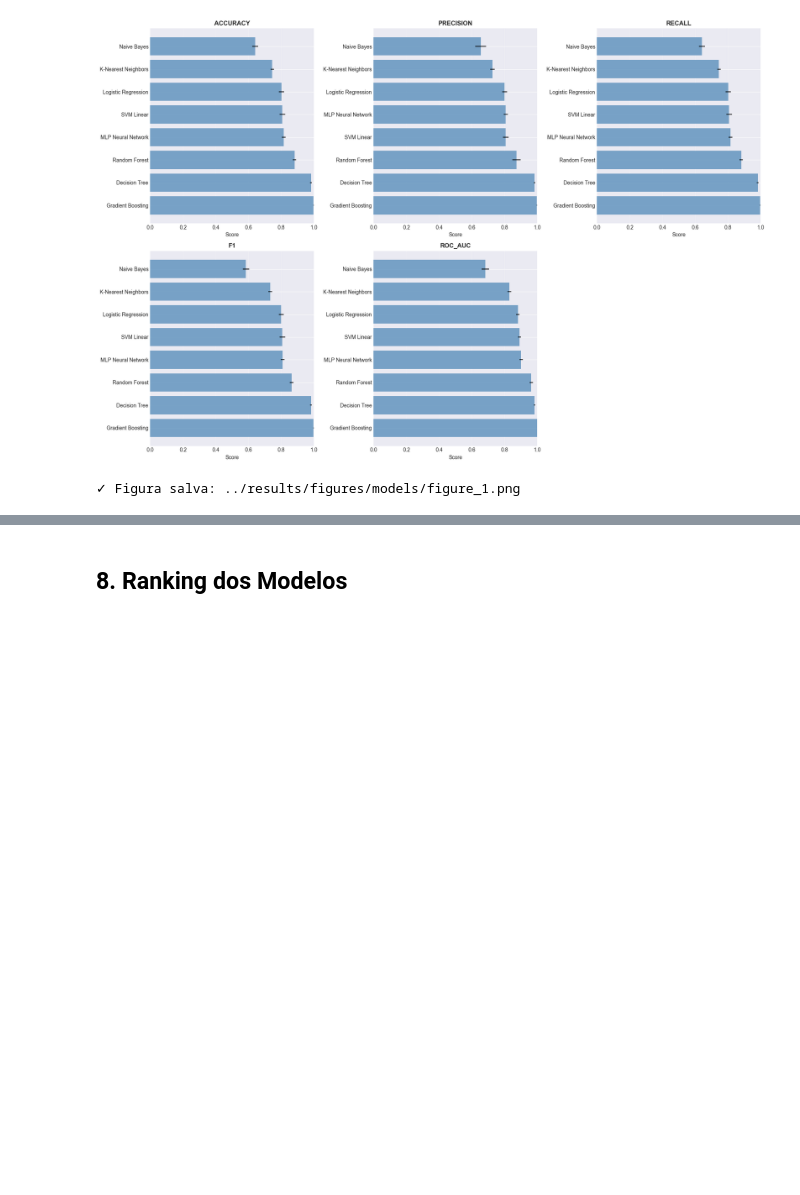
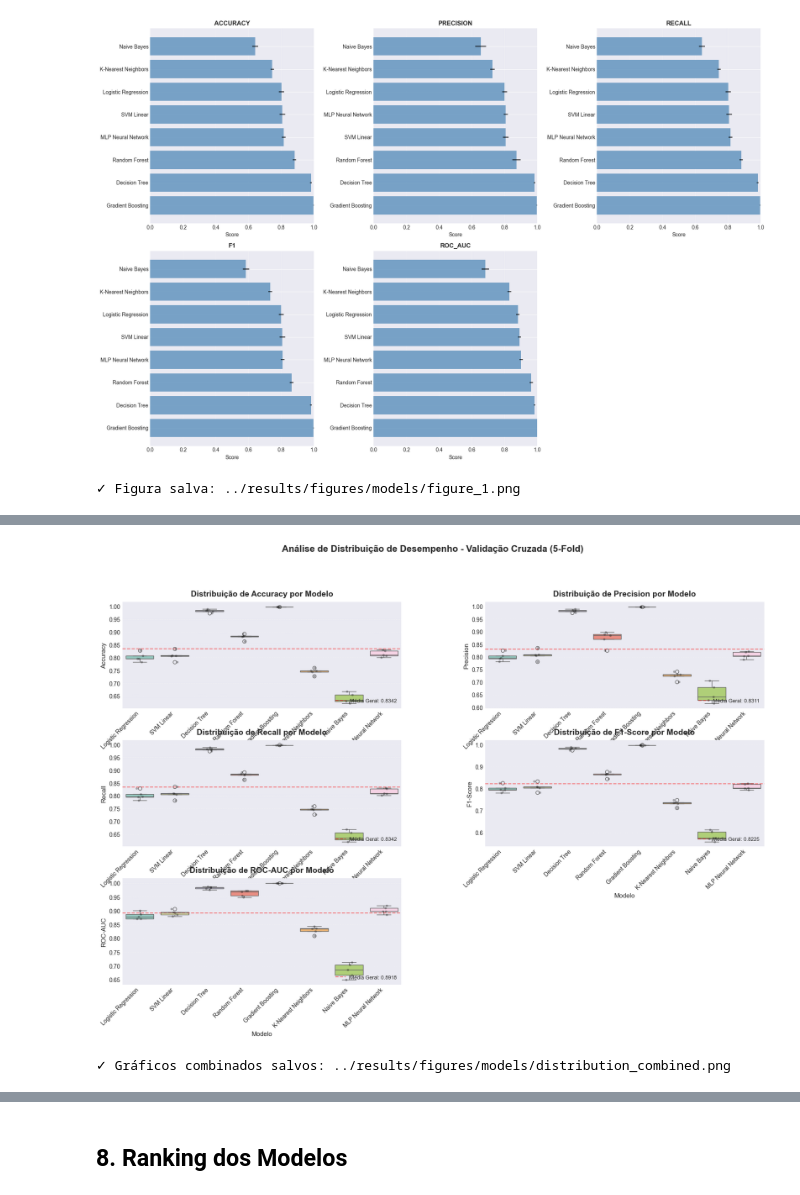
Before and after one commit to trevoen/Machine-Learning, a Jupyter notebook: notebooks/03_model_spotchecking.ipynb, the cells around one changed output, grey strips where cells are left out. Cells and saved outputs as stored; diff of their text form; code cells hidden in the pictures; blank space fills up the shorter version.

```diff
--- a/notebooks/03_model_spotchecking.ipynb
+++ b/notebooks/03_model_spotchecking.ipynb
@@ -235,0 +343,41 @@ print(f'✓ Figura salva: ../results/figures/models/figure_1.png')
+# %%
+# Criar visualização comparativa com box plots lado a lado
+fig = plt.figure(figsize=(20, 12))
+gs = fig.add_gridspec(3, 2, hspace=0.3, wspace=0.3)
+
+for idx, metric in enumerate(metrics):
+    ax = fig.add_subplot(gs[idx // 2, idx % 2])
+
+    # Preparar dados para seaborn
+    metric_data = df_distribution[['Modelo', metric]]
+
+    # Box plot com seaborn para melhor estética
+    import seaborn as sns
+    sns.boxplot(data=metric_data, x='Modelo', y=metric, ax=ax, palette='Set3')
+
+    # Adicionar pontos individuais
+    sns.stripplot(data=metric_data, x='Modelo', y=metric, ax=ax,
+                 color='black', alpha=0.3, size=4)
+
+    ax.set_title(f'Distribuição de {metric} por Modelo',
+                fontsize=14, fontweight='bold', pad=10)
+    ax.set_xlabel('Modelo', fontsize=11)
+    ax.set_ylabel(metric, fontsize=11)
+    ax.tick_params(axis='x', rotation=45)
+    plt.setp(ax.xaxis.get_majorticklabels(), rotation=45, ha='right')
+    ax.grid(True, alpha=0.3, axis='y', linestyle='--')
+
+    # Adicionar linha horizontal na média geral
+    overall_mean = df_distribution[metric].mean()
+    ax.axhline(y=overall_mean, color='red', linestyle='--',
+              linewidth=1.5, alpha=0.5, label=f'Média Geral: {overall_mean:.4f}')
+    ax.legend(loc='lower right', fontsize=9)
+
+plt.suptitle('Análise de Distribuição de Desempenho - Validação Cruzada (5-Fold)',
+            fontsize=16, fontweight='bold', y=0.995)
+plt.savefig('../results/figures/models/distribution_combined.png', dpi=300, bbox_inches='tight')
+plt.show()
+print('✓ Gráficos combinados salvos: ../results/figures/models/distribution_combined.png')
+# %% [output]
+[figure, added]
+✓ Gráficos combinados salvos: ../results/figures/models/distribution_combined.png
```
Also changed, not shown: parts of 6 cells of this notebook, 29 other files.
